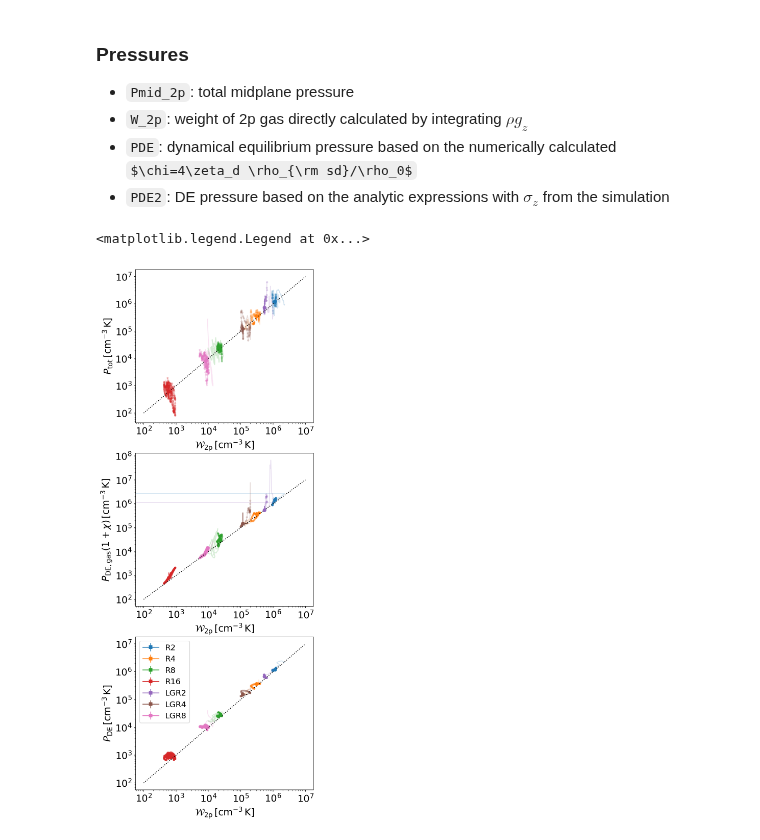
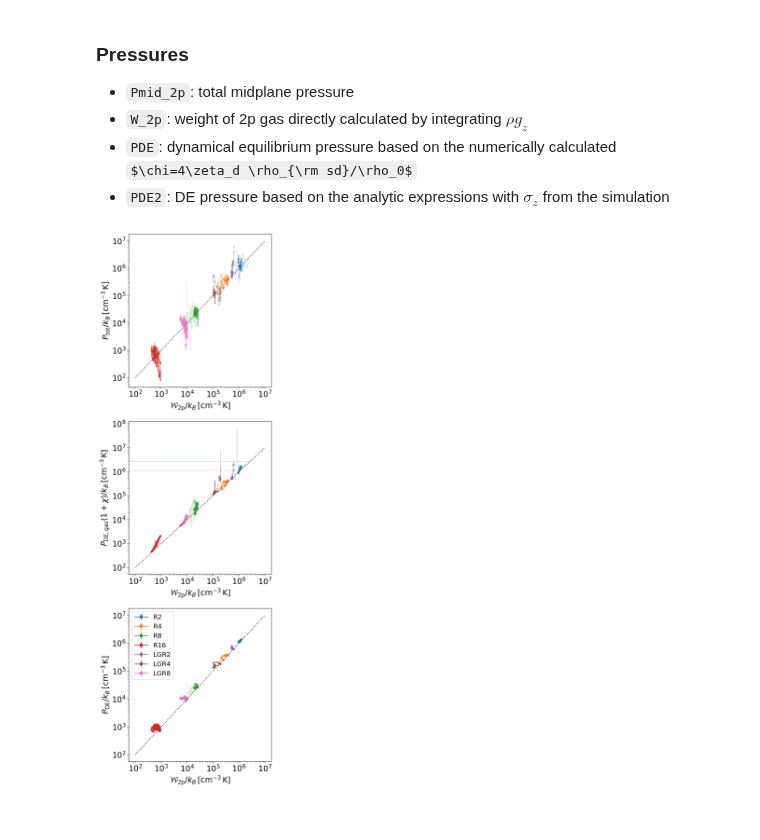
Before and after one commit to changgoo/pyathena, a Jupyter notebook: notebook/history_with_zprof-SFR.ipynb, the cells around one changed output. Saved outputs shown, nothing was run; the diff lists cells and outputs as text; code cells hidden in the pictures; some formulas as TeX source.

```diff
--- a/notebook/history_with_zprof-SFR.ipynb
+++ b/notebook/history_with_zprof-SFR.ipynb
@@ -89,37 +89,37 @@ plt.legend(handles=legend_items1,fontsize='small')
 fig=plt.figure(figsize=(6,18))
 for i,yf in enumerate(['Pmid_2p','PDE','PDE2']):
     plt.subplot(3,1,i+1)
     legend_items=[]
     xf='W_2p'
 
     for pid in pids:
         h=hsts[pid]
         p=pars[pid]
         model=pid.split('_')[0]
 
         l,=plt.loglog(h[xf],h[yf],label='',alpha=0.2)
 
         # selecting ranges based on the surface density
         idx=(h['surf'] > surf_min[model]) & (h['surf'] < surf_max[model])
         h=h[idx]
         plt.plot(h[xf],h[yf],'.',color=l.get_color(),label=model,alpha=0.2)
 
         # calculate 10, 50, 90 percentiles
         x=np.percentile(h[xf],[25,50,75])
         y=np.percentile(h[yf],[25,50,75])
         yerr=np.diff(y).reshape(2,1)
         xerr=np.diff(x).reshape(2,1)
         points=plt.errorbar(x[1],y[1],yerr=yerr,xerr=xerr,
                             color=l.get_color(),marker=m,label=model)
         legend_items.append(points)
 
-    plt.ylabel(labels[yf]+label_units['pressure'])
-    plt.xlabel(labels['W_2p']+label_units['pressure'])
+    plt.ylabel(labels[yf]+'/$k_B$'+label_units['pressure'])
+    plt.xlabel(labels['W_2p']+'/$k_B$'+label_units['pressure'])
     plt.plot([100,1.e7],[100,1.e7],':k')
 plt.legend(handles=legend_items1,fontsize='small')
+plt.tight_layout()
 # %% [output]
-<matplotlib.legend.Legend at 0x...>
-[figure, old version]
+[figure, new version]
 # %%
 legend_items=[]
 xf='W_2p'
```
Also changed, not shown: parts of 5 cells of this notebook.
